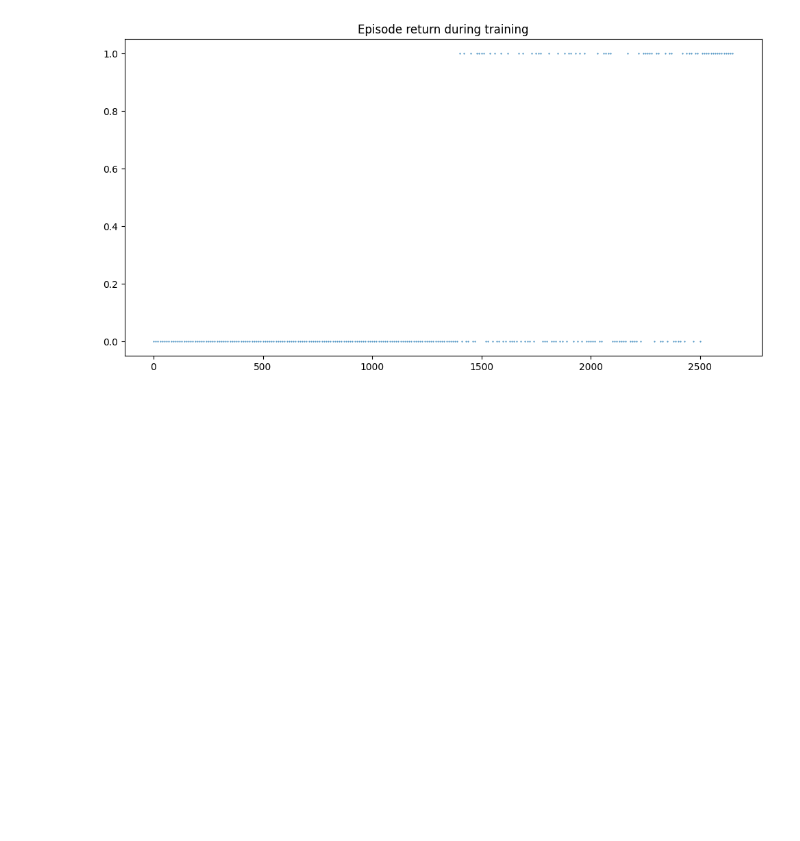
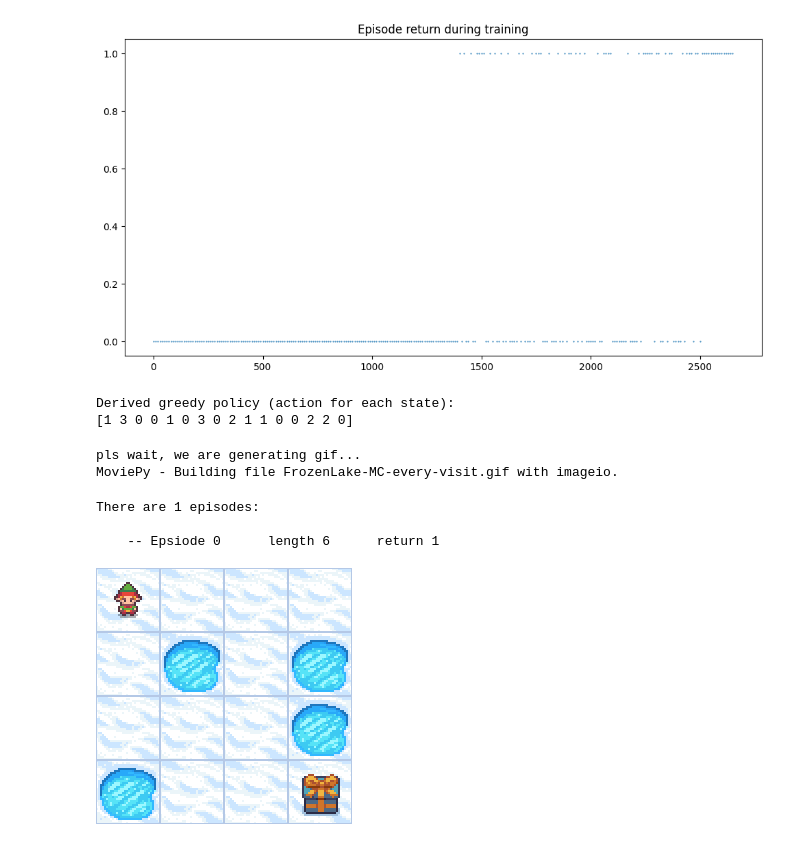
Before and after one commit to magemagix/RL, a Jupyter notebook: examples/005/005. Monte Carlo Every Visit.ipynb, the cells around one changed output. Saved outputs shown, nothing was run; the diff lists cells and outputs as text; code cells hidden in the pictures; blank space fills up the shorter version.

Commit message:
visualizing an episode using trained policy

```diff
--- a/examples/005/005. Monte Carlo Every Visit.ipynb
+++ b/examples/005/005. Monte Carlo Every Visit.ipynb
@@ -151,3 +151,16 @@ plt.title("Episode return during training")
 plt.show()
 # %% [output]
 [figure]
+# %%
+
+# Extract the greedy policy from Q
+trained_policy = np.zeros(env.observation_space.n, dtype=int)
+for s in range(env.observation_space.n):
+    trained_policy[s] = np.argmax(Q[s])
+
+
+print("Derived greedy policy (action for each state):")
+print(trained_policy)
+# %% [output]
+Derived greedy policy (action for each state):
+[1 3 0 0 1 0 3 0 2 1 1 0 0 2 2 0]
@@ -153,0 +202,20 @@ plt.show()
+# %%
+env_vis = gym.make("FrozenLake-v1", map_name="4x4", is_slippery=False, render_mode='rgb_array')
+total_frames, total_steps, total_reward = run_multi_episodes(env_vis, trained_policy, num_episodes=1)
+print('pls wait, we are generating gif...')
+# Decrease fps to see movement clearly.
+create_gif(total_frames, f"FrozenLake-MC-every-visit.gif", fps=2)
+
+print(f"\n\nThere are {len(total_steps)} episodes:\n")
+for i,t in enumerate(zip(total_steps,total_reward)):
+    print(f'    -- Epsiode {i}      length {t[0]}      return {t[1]}')
+# %% [output]
+pls wait, we are generating gif...
+MoviePy - Building file FrozenLake-MC-every-visit.gif with imageio.
+There are 1 episodes:
+
+    -- Epsiode 0      length 6      return 1
+# %%
+Image(filename='./FrozenLake-MC-every-visit.gif')
+# %% [output]
+[figure, added]
```
Also changed, not shown: parts of 1 cell of this notebook, 1 other file.
